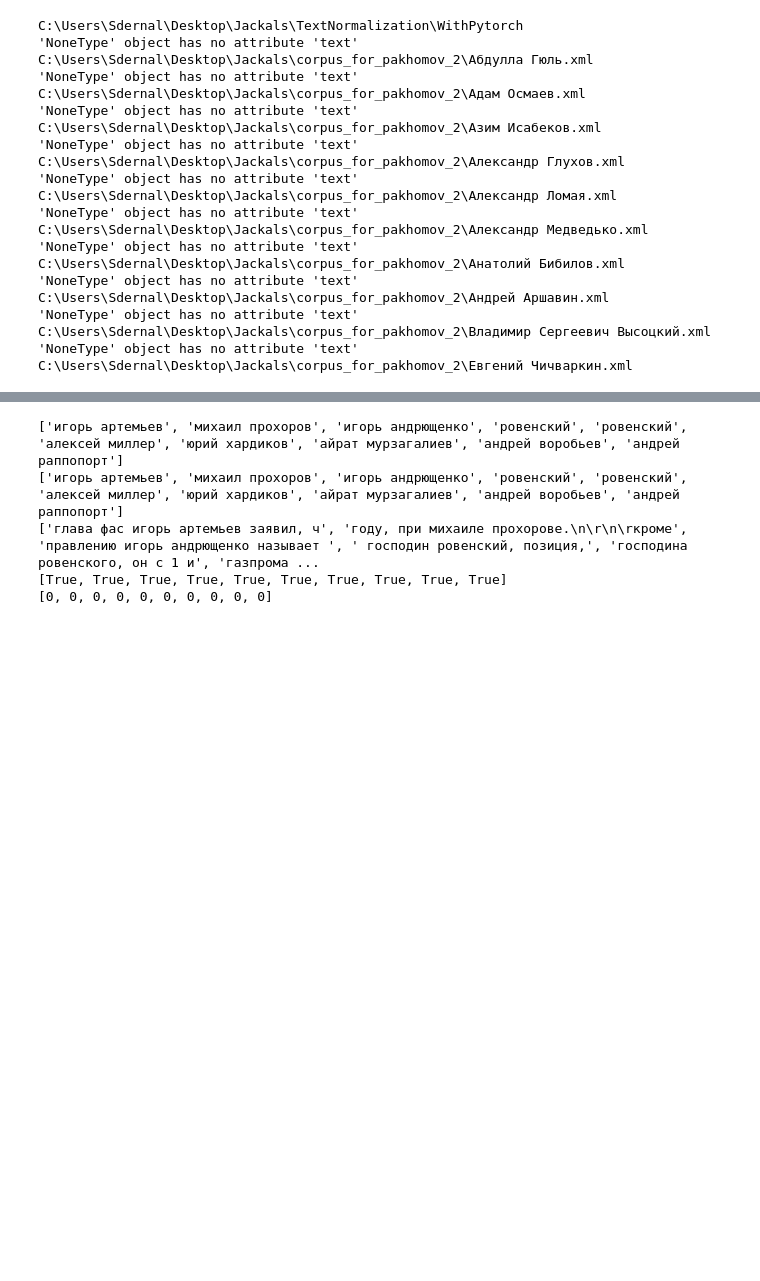
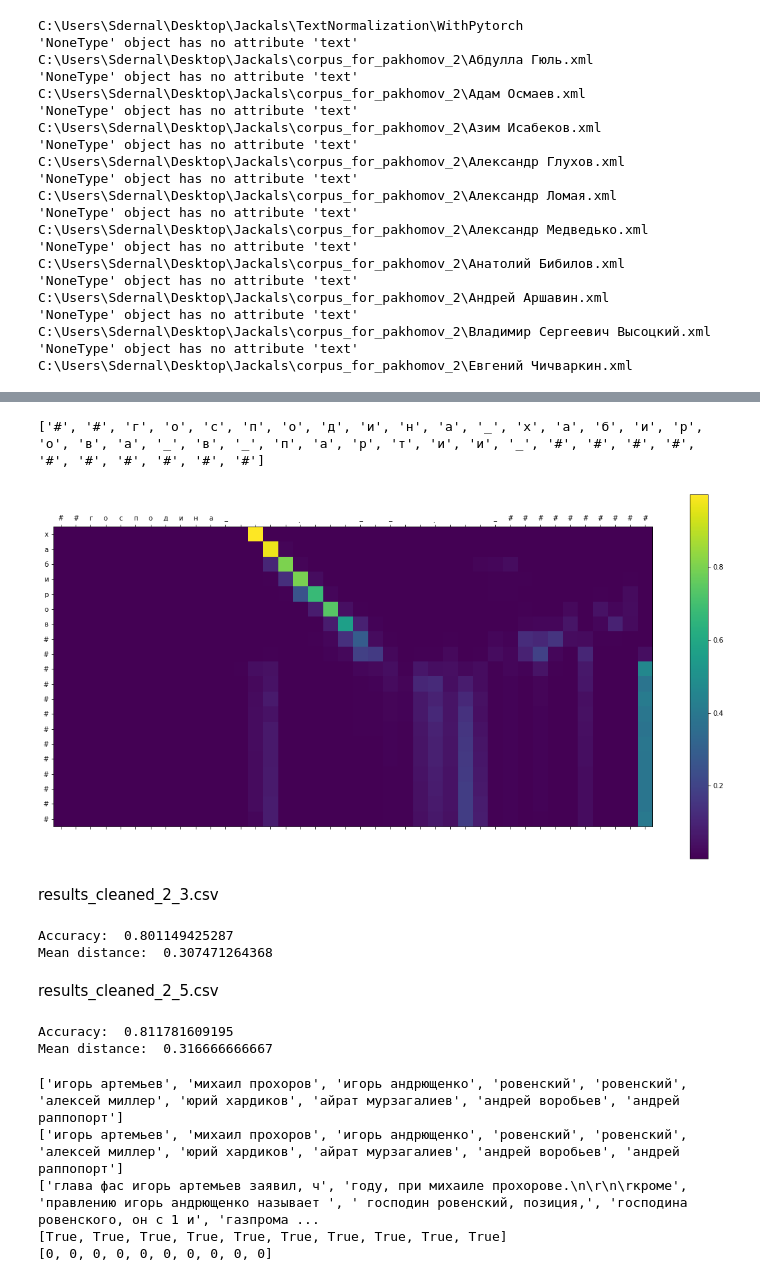
Before and after one commit to Sdernal/TextNormalization, a Jupyter notebook: WithPytorch/Experiments.ipynb, the cells around one changed output, grey strips where cells are left out. Saved outputs shown, nothing was run; the diff lists cells and outputs as text; code cells hidden in the pictures; blank space fills up the shorter version.

```diff
--- a/WithPytorch/Experiments.ipynb
+++ b/WithPytorch/Experiments.ipynb
@@ -71,5 +124,66 @@ Epoch 4
+# %%
+a,b,c = trainer.evaluate_with_attn(ep.X_data_test[8:9])
+# %%
+from matplotlib import ticker
+def showAttention(input, result, attentions):
+    # Set up figure with colorbar
+    fig = plt.figure(figsize=(20,10))
+    ax = fig.add_subplot(111)
+    cax = ax.matshow(attentions.numpy())
+    fig.colorbar(cax)
+
+    # Set up axes
+    ax.set_xticklabels(['#'] + input)
+    ax.set_yticklabels(['#'] + result)
+
+    # Show label at every tick
+    ax.xaxis.set_major_locator(ticker.MultipleLocator(1))
+    ax.yaxis.set_major_locator(ticker.MultipleLocator(1))
+
+    plt.show()
+# %%
+a2 = []
+b2 = []
+for elem in a:
+    if elem == ' ':
+        a2.append('_')
+    elif len(elem) != 1:
+        a2.append('#')
+    else:
+        a2.append(elem)
+
+for elem in b:
+    if elem == ' ':
+        b2.append('_')
+    elif len(elem) != 1:
+        b2.append('#')
+    else:
+        b2.append(elem)
+print(a2)
+showAttention(a2,b2,c)
+# %% [output]
+['#', '#', 'г', 'о', 'с', 'п', 'о', 'д', 'и', 'н', 'а', '_', 'х', 'а', 'б', 'и', 'р', 'о', 'в', 'а', '_', 'в', '_', 'п', 'а', 'р', 'т', 'и', 'и', '_', '#', '#', '#', '#', '#', '#', '#', '#', '#', '#']
+[figure, added]
 # %%
 ethalons, results, inputs, matched, distances = trainer.test_model(False)
+# %% [markdown]
+results_cleaned_2_3.csv
+# %%
+import numpy as np
+print('Accuracy: ', np.mean(matched))
+print('Mean distance: ', np.mean(distances))
+# %% [output]
+Accuracy:  0.801149425287
+Mean distance:  0.307471264368
+# %% [markdown]
+results_cleaned_2_5.csv
+# %%
+import numpy as np
+print('Accuracy: ', np.mean(matched))
+print('Mean distance: ', np.mean(distances))
+# %% [output]
+Accuracy:  0.811781609195
+Mean distance:  0.316666666667
 # %%
 print(ethalons[:10])
 print(results[:10])
```
Also changed, not shown: parts of 27 cells of this notebook, 3 other files.
